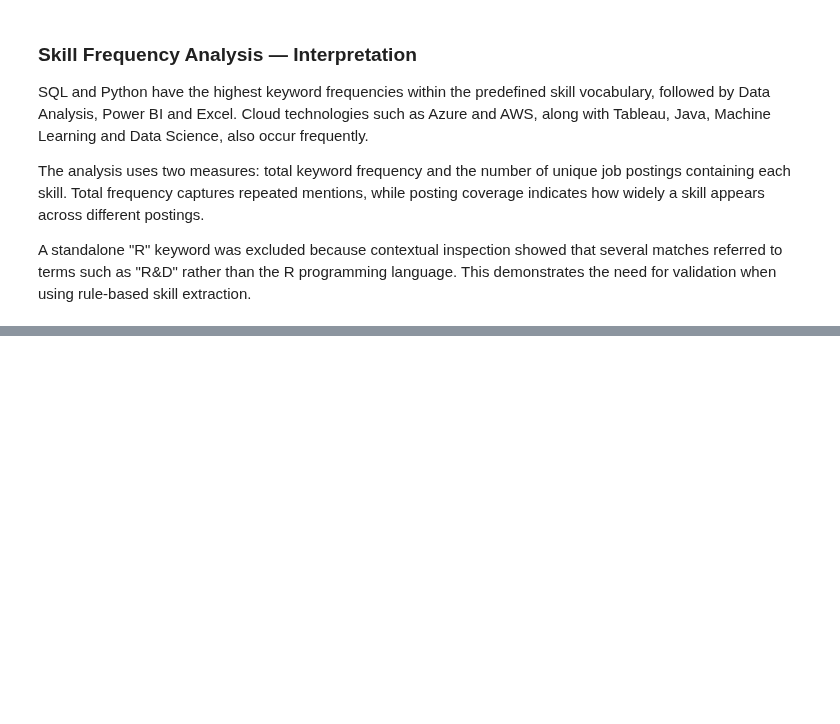
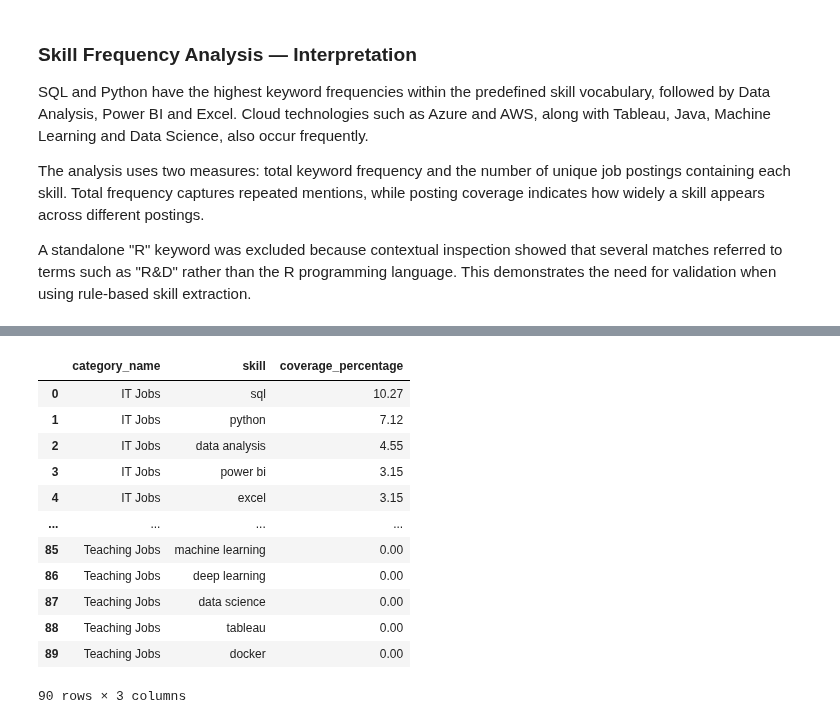
Before and after one commit to anusanth26/Career-Market-Intelligence, a Jupyter notebook: notebooks/1b_text_cleaning_eda.ipynb, the cells around one changed output, grey strips where cells are left out. Saved outputs shown, nothing was run; the diff lists cells and outputs as text; code cells hidden in the pictures; blank space fills up the shorter version.

```diff
--- a/notebooks/1b_text_cleaning_eda.ipynb
+++ b/notebooks/1b_text_cleaning_eda.ipynb
@@ -922,0 +1011,39 @@ A standalone "R" keyword was excluded because contextual inspection showed that
+# %%
+# Identify the top 10 skills by posting coverage for each reliable category
+
+top_skills_by_category = {}
+
+for category in category_skill_pct_reliable.index:
+    top_skills = (
+        category_skill_pct_reliable.loc[category]
+        .sort_values(ascending=False)
+        .head(10)
+    )
+
+    top_skills_by_category[category] = top_skills
+
+# Convert results into a readable table
+top_skills_category_df = pd.concat(
+    top_skills_by_category,
+    names=["category_name", "skill"]
+).reset_index(name="coverage_percentage")
+
+top_skills_category_df["coverage_percentage"] = (
+    top_skills_category_df["coverage_percentage"].round(2)
+)
+
+display(top_skills_category_df)
+# %% [output]
+|  | category_name | skill | coverage_percentage |
+| 0 | IT Jobs | sql | 10.27 |
+| 1 | IT Jobs | python | 7.12 |
+| 2 | IT Jobs | data analysis | 4.55 |
+| 3 | IT Jobs | power bi | 3.15 |
+| 4 | IT Jobs | excel | 3.15 |
+| ... | ... | ... | ... |
+| 85 | Teaching Jobs | machine learning | 0.00 |
+| 86 | Teaching Jobs | deep learning | 0.00 |
+| 87 | Teaching Jobs | data science | 0.00 |
+| 88 | Teaching Jobs | tableau | 0.00 |
+| 89 | Teaching Jobs | docker | 0.00 |
+90 rows × 3 columns
```
Also changed, not shown: parts of 4 cells of this notebook.
